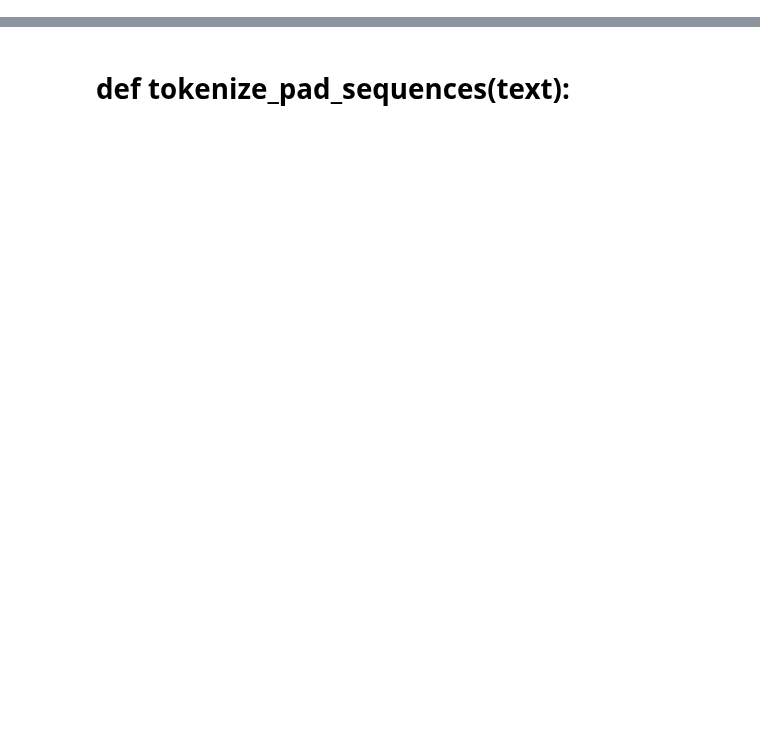
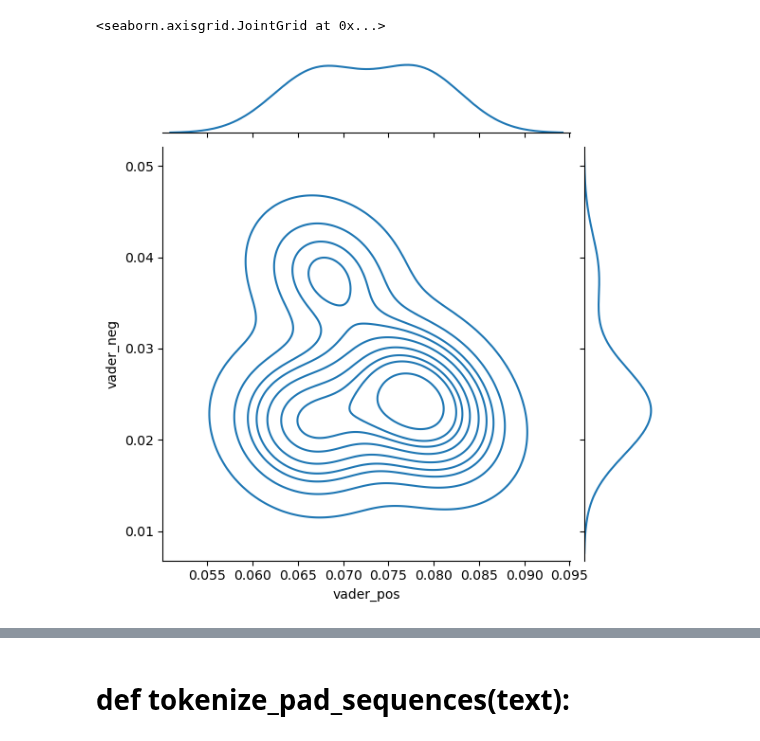
Before and after one commit to marcleipold/Project-2---Algo-Trading-ML-Bot, a Jupyter notebook: Marc/bitcoin-tweets-sentiment-analysis.ipynb, the cells around one changed output, grey strips where cells are left out. Cells and saved outputs as stored; diff of their text form; code cells hidden in the pictures; blank space fills up the shorter version.

```diff
--- a/Marc/bitcoin-tweets-sentiment-analysis.ipynb
+++ b/Marc/bitcoin-tweets-sentiment-analysis.ipynb
@@ -33,4 +72,8 @@ df0
 # %%
 
 df=df0[['text']][0:20000]
+df['date'] = df0['date'][0:20000]
+
+df.set_index('date', inplace=True)
+
 df
@@ -79,5 +167,7 @@ def compute_vader_scores(df, label):
     df['cleantext2'] = df[label].apply(lambda x: unlist(x))
     return df
 # %%
-df2 = compute_vader_scores(df,)
+df2 = compute_vader_scores(df, 'cleantext')
+df2 = df2.reset_index()
+
 df2
@@ -83,0 +188,8 @@ df2
+# %%
+# convert the date column to datetime type
+df2['date'] = pd.to_datetime(df2['date'])
+
+# group by date and aggregate the values
+agg_df = df2.groupby(by=df2['date'].dt.date).agg({'vader_neg': 'mean', 'vader_neu': 'mean', 'vader_pos': 'mean', 'vader_comp': 'mean'})
+
+agg_df
@@ -84,3 +205,6 @@ df2
 # %%
-sns.jointplot(data=df2, x='vader_pos', y='vader_neg', kind="kde")
+sns.jointplot(data=agg_df, x='vader_pos', y='vader_neg', kind="kde")
+# %% [output]
+<seaborn.axisgrid.JointGrid at 0x...>
+[figure, added]
 # %%
```
Also changed, not shown: parts of 20 cells of this notebook, 1 other file.
